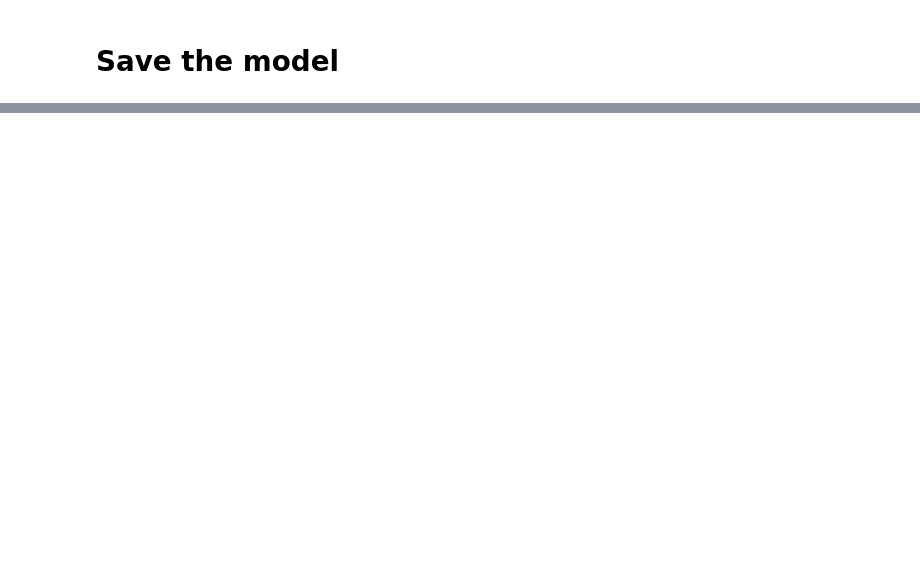
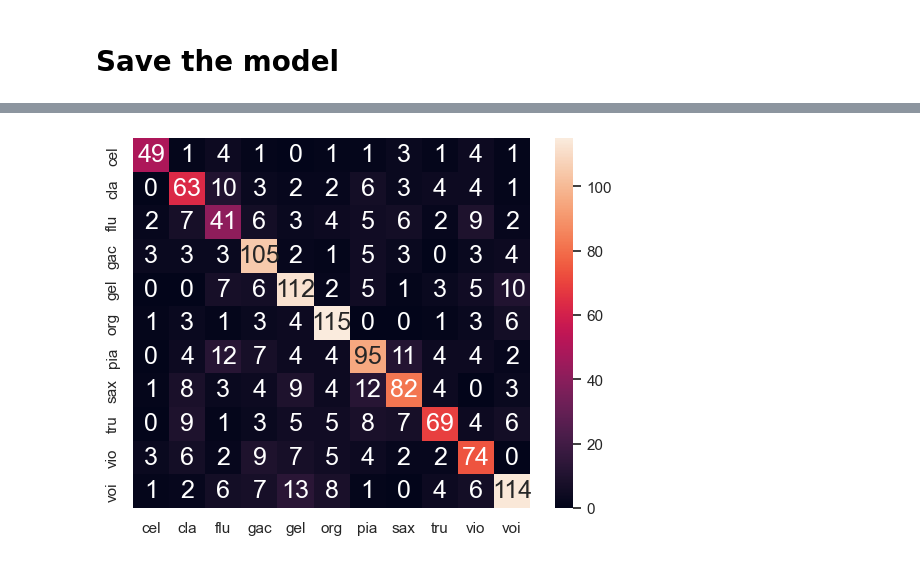
Before and after one commit to R2bEEaton/sonic-subterfuge, a Jupyter notebook: code/model/Neural-Network.ipynb, the cells around one changed output, grey strips where cells are left out. Saved outputs shown, nothing was run; the diff lists cells and outputs as text; code cells hidden in the pictures; blank space fills up the shorter version.

```diff
--- a/code/model/Neural-Network.ipynb
+++ b/code/model/Neural-Network.ipynb
@@ -165,5 +167,5 @@ print("Best Parameters: ", random_search.best_params_)
 # %%
-svc = SVC(kernel='rbf', C = 10.0, gamma=0.2, probability=True)
+svc = SVC(kernel='rbf', C = 10.781788387508838, degree=3, gamma=0.1, probability=True)
 # %%
 print(X_train[0], y_train[0])
 # %% [output]
@@ -214,10 +236,12 @@ print(confusion_matrix(y_test, predicted_labels))
 # %%
 import seaborn as sn
 import pandas as pd
 import matplotlib.pyplot as plt
-df_cm = pd.DataFrame(confusion_matrix(y_test, predicted_labels),index=["flu", "gac", "org", "pia", "tru", "voi"], columns=["flu", "gac", "org", "pia", "tru", "voi"])
+df_cm = pd.DataFrame(confusion_matrix(y_test, predicted_labels),index=Instruments, columns=Instruments)
 #plt.figure(figsize = (10,7))
 sn.set(font_scale=1.0)#for label size
 sn.heatmap(df_cm, annot=True,annot_kws={"size": 18},fmt='g')# font size
 
 plt.show()
+# %% [output]
+[figure, added]
```
Also changed, not shown: parts of 5 cells of this notebook, 1 other file.
